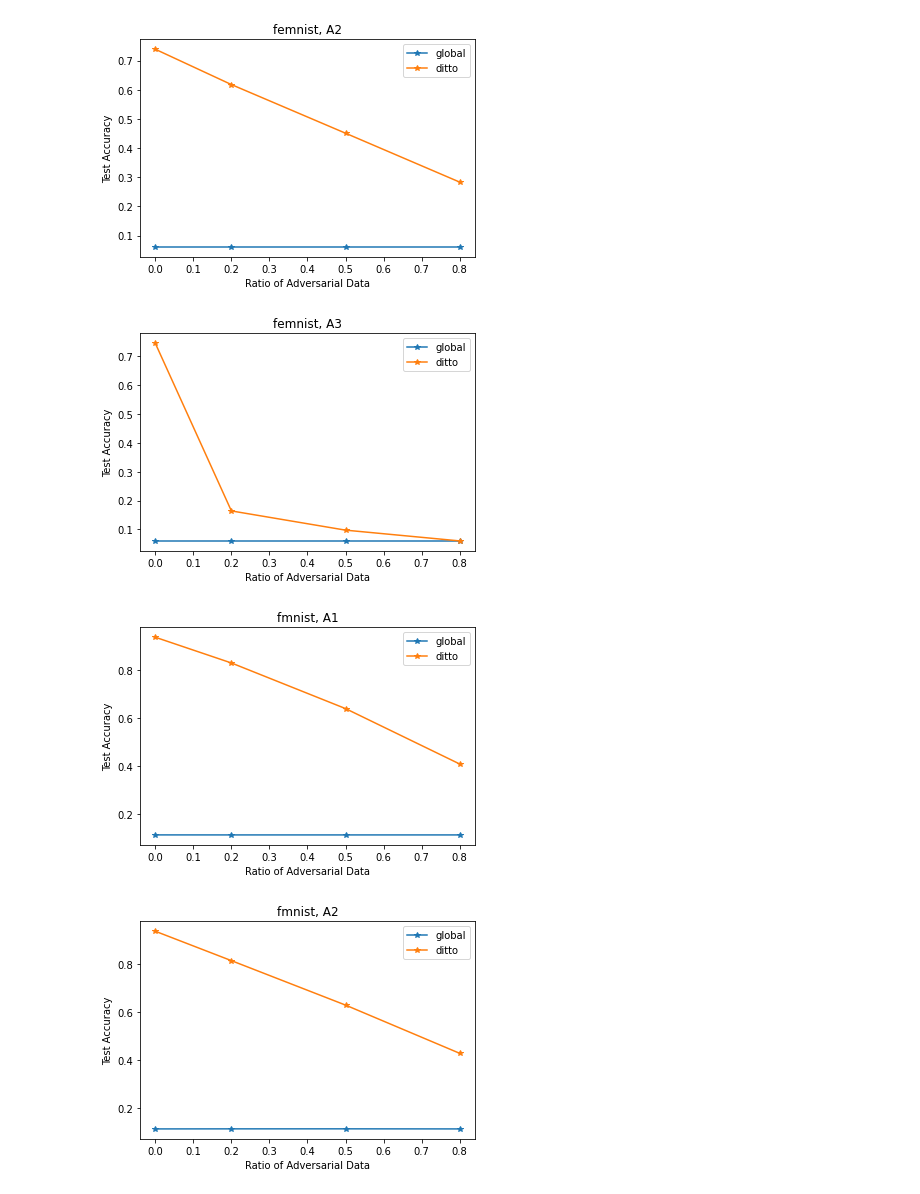
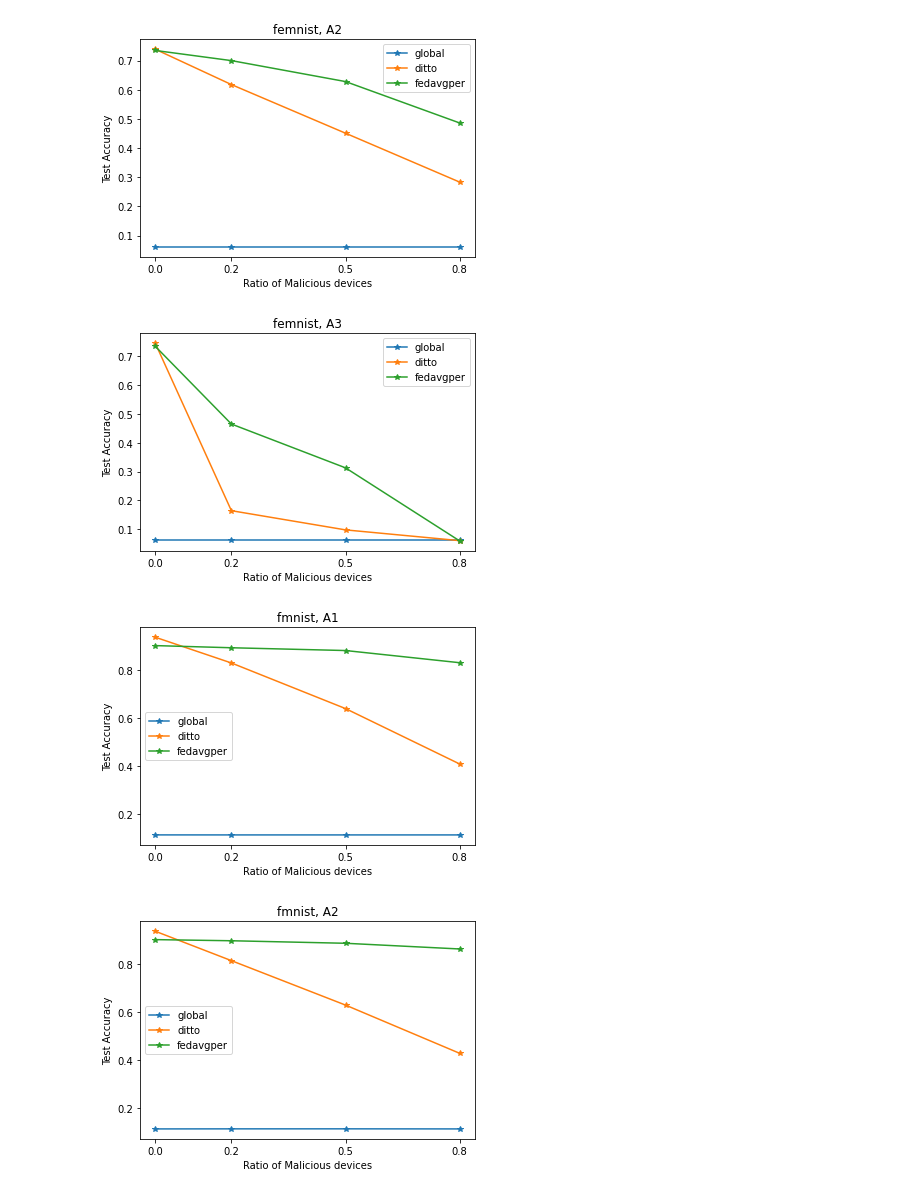
Before and after one commit to khan-shahnawaz/FederatedLearning, a Jupyter notebook: observations.ipynb, the cells around one changed output. Cells and saved outputs as stored; diff of their text form; code cells hidden in the pictures.

```diff
--- a/observations.ipynb
+++ b/observations.ipynb
@@ -14,20 +14,25 @@ def get_results(filename):
     return test_accuracy, variance
 # %%
 
-
+'''1+2). Table 1 for FEMNIST'''''
 table_data = [
     ['Methods', 'clean', '20%(A1)', '50%(A1)', '80%(A1)', '20%(A2)', '50%(A2)', '80%(A2)', '10%(A3)', '20%(A3)', '50%(A3)']
 ]
 
-methods = ['global', 'local', 'ditto']
+methods = ['global', 'local', 'ditto', 'fedavgper']
 for method in methods:
     row = [method]
-    filename = 'Ques1/results/' + method + '_femnist_1_0.txt'
+    if method=='fedavgper':
+        dir_name = 'Ques2'
+    else:
+        dir_name = 'Ques1'
+    filename = dir_name + '/results/' + method + '_femnist_1_0.txt'
     accuracy, variance = get_results(filename)
     row.append('{:.2f}({:.2f})'.format(accuracy, variance))
     for adversary in range(1, 4):
         for percent in [0.2, 0.5, 0.8]:
-            filename = 'Ques1/results/' + method + '_femnist_' + str(adversary) + '_' + str(percent) + '.txt'
+
+            filename = dir_name+'/results/' + method + '_femnist_' + str(adversary) + '_' + str(percent) + '.txt'
             accuracy, variance = get_results(filename)
             row.append('{:.2f}({:.2f})'.format(accuracy, variance))
     table_data.append(row)
@@ -50,19 +56,23 @@ print(table_output)
 +----+-----------+------------+------------+------------+------------+------------+------------+------------+------------+------------+------------+
 # %%
-''' 1). Table 1 for fmnist dataset'''
+''' 1+2). Table 1 for fmnist dataset'''
 table_data = [
     ['Methods', 'clean', '20%(A1)', '50%(A1)', '80%(A1)', '20%(A2)', '50%(A2)', '80%(A2)', '10%(A3)', '20%(A3)', '50%(A3)']
 ]
 
-methods = ['global', 'local', 'ditto']
+methods = ['global', 'local', 'ditto','fedavgper']
 for method in methods:
     row = [method]
-    filename = 'Ques1/results/' + method + '_fmnist_1_0.txt'
+    if method=='fedavgper':
+        dir_name = 'Ques2'
+    else:
+        dir_name = 'Ques1'
+    filename = dir_name+'/results/' + method + '_fmnist_1_0.txt'
     accuracy, variance = get_results(filename)
     row.append('{:.2f}({:.2f})'.format(accuracy, variance))
     for adversary in range(1, 4):
         for percent in [0.2, 0.5, 0.8]:
-            filename = 'Ques1/results/' + method + '_fmnist_' + str(adversary) + '_' + str(percent) + '.txt'
+            filename = dir_name+'/results/' + method + '_fmnist_' + str(adversary) + '_' + str(percent) + '.txt'
             accuracy, variance = get_results(filename)
             row.append('{:.2f}({:.2f})'.format(accuracy, variance))
     table_data.append(row)
@@ -85,12 +103,16 @@ print(table_output)
 # %%
-'''1) Figure 3'''
+'''1+2) Figure 3'''
 def plot_accuracy_vs_ratio(dataset_name, adversary):
     x = [0, 0.2, 0.5, 0.8]
-    methods = ['global', 'ditto']
+    methods = ['global', 'ditto', 'fedavgper']
     for method in methods:
         y = []
+        if method=='fedavgper':
+            dir_name = 'Ques2'
+        else:
+            dir_name = 'Ques1'
         for percent in x:
-            filename = 'Ques1/results/' + method + '_' + dataset_name + '_' + str(adversary) + '_' + str(percent) + '.txt'
+            filename = dir_name+'/results/' + method + '_' + dataset_name + '_' + str(adversary) + '_' + str(percent) + '.txt'
             accuracy, variance = get_results(filename)
             y.append(accuracy)
         plt.plot(x, y, label=method, marker='*')
@@ -98,7 +120,8 @@ def plot_accuracy_vs_ratio(dataset_name, adversary):
 for dataset in ['femnist', 'fmnist']:
     for adversary in range(1,4):
         plot_accuracy_vs_ratio(dataset, adversary)
-        plt.xlabel('Ratio of Adversarial Data')
+        plt.xlabel('Ratio of Malicious devices')
+        plt.xticks([0, 0.2, 0.5, 0.8])
         plt.ylabel('Test Accuracy')
         plt.legend()
         plt.title(dataset + ', A' + str(adversary))
@@ -108,4 +131,4 @@ for dataset in ['femnist', 'fmnist']:
-[figure, old version]
+[figure, new version]
-[figure, old version]
+[figure, new version]
-[figure, old version]
+[figure, new version]
-[figure, old version]
+[figure, new version]
```
Also changed, not shown: parts of 19 cells of this notebook, 5 other files.
